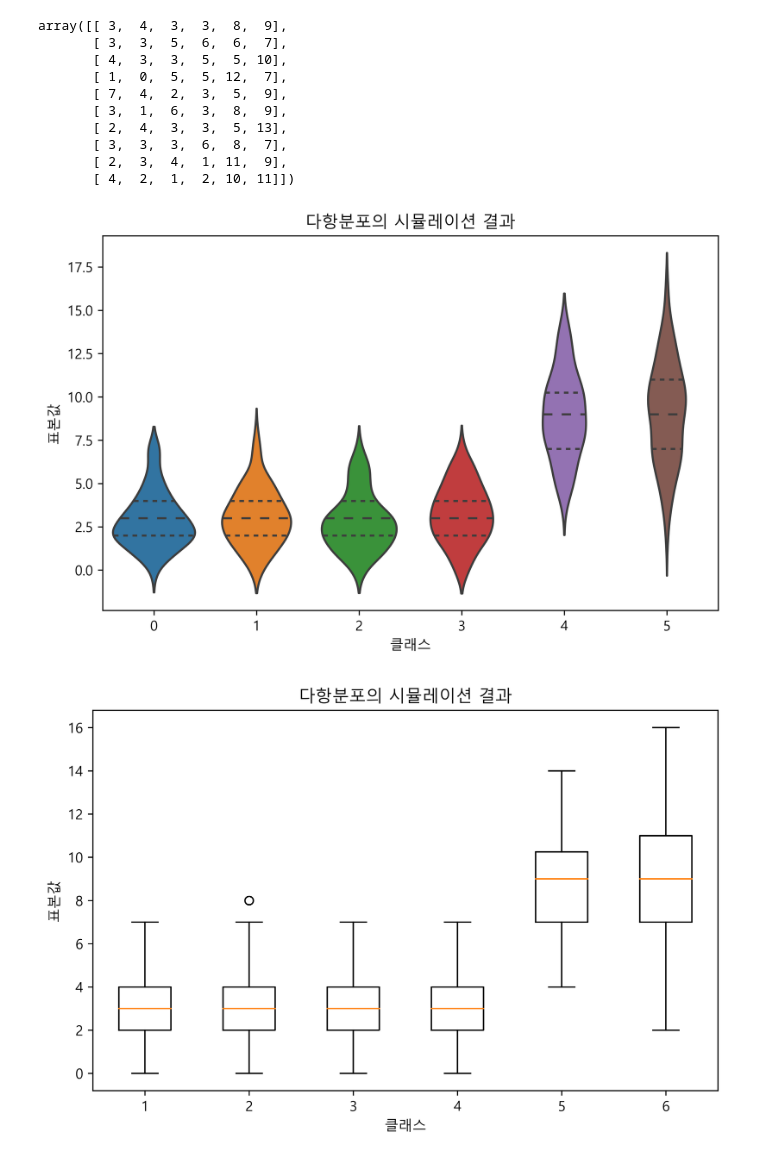
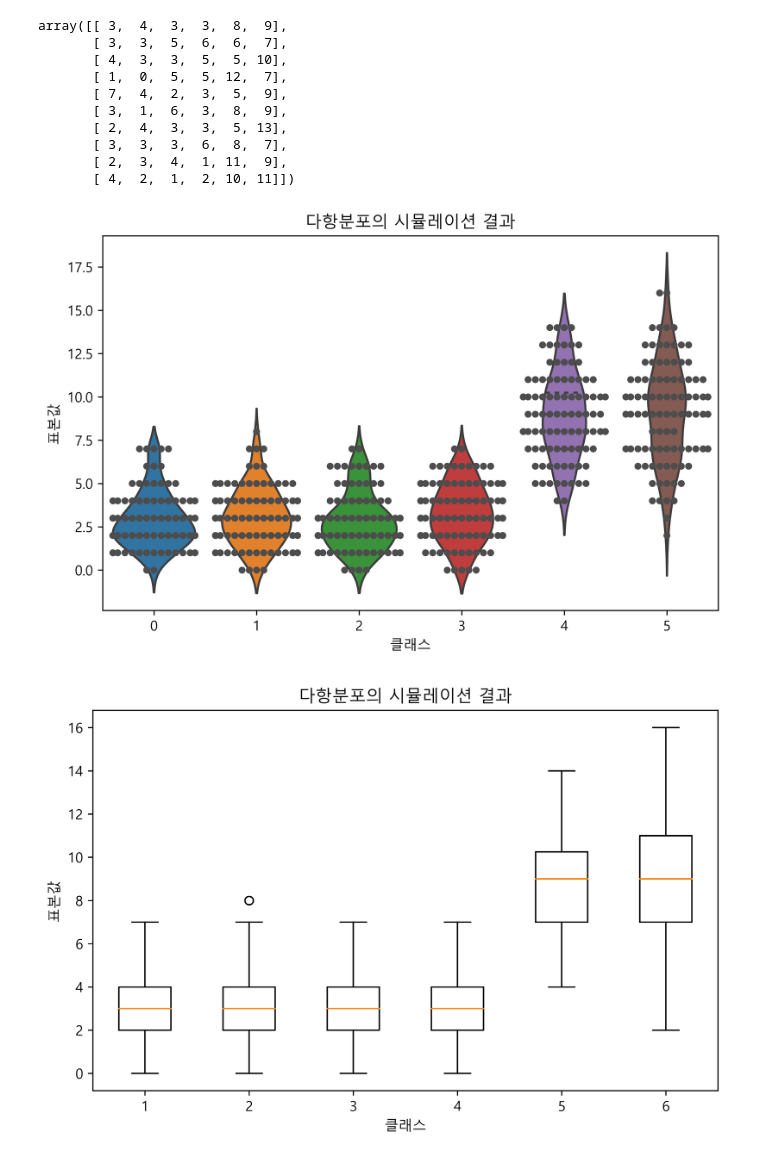
Before and after one commit to dreandes/Code, a Jupyter notebook: math/8.3 카테고리분포와 다항분포.ipynb, the cells around one changed output. Saved outputs shown, nothing was run; the diff lists cells and outputs as text; code cells hidden in the pictures.

```diff
--- a/math/8.3 카테고리분포와 다항분포.ipynb
+++ b/math/8.3 카테고리분포와 다항분포.ipynb
@@ -202,14 +203,14 @@ array([[ 3,  4,  3,  3,  8,  9],
 # %%
 # SwarmPlot은 각 카테고리에 해당하는 실숫값 데이터 집합을 하나하나 점으로 표현
 # ViolinPlot은 데이터의 분포를 커널밀도(kernel density)라는 부드로운 곡선으로 표현
 df = pd.DataFrame(X).stack().reset_index()
 df.columns = ["시도", "클래스", "표본값"]
 
 sns.violinplot(x="클래스", y="표본값", data=df, inner="quartile")
-#sns.swarmplot(x="클래스", y="표본값", data=df, color=".3")
+sns.swarmplot(x="클래스", y="표본값", data=df, color=".3")
 plt.title("다항분포의 시뮬레이션 결과")
 plt.show()
 # %% [output]
-[figure, old version]
+[figure, new version]
 # %%
 # Box-Whisker Plot 또는 간단히 box-plot
```
Also changed, not shown: parts of 2 cells of this notebook, 2 other files.
